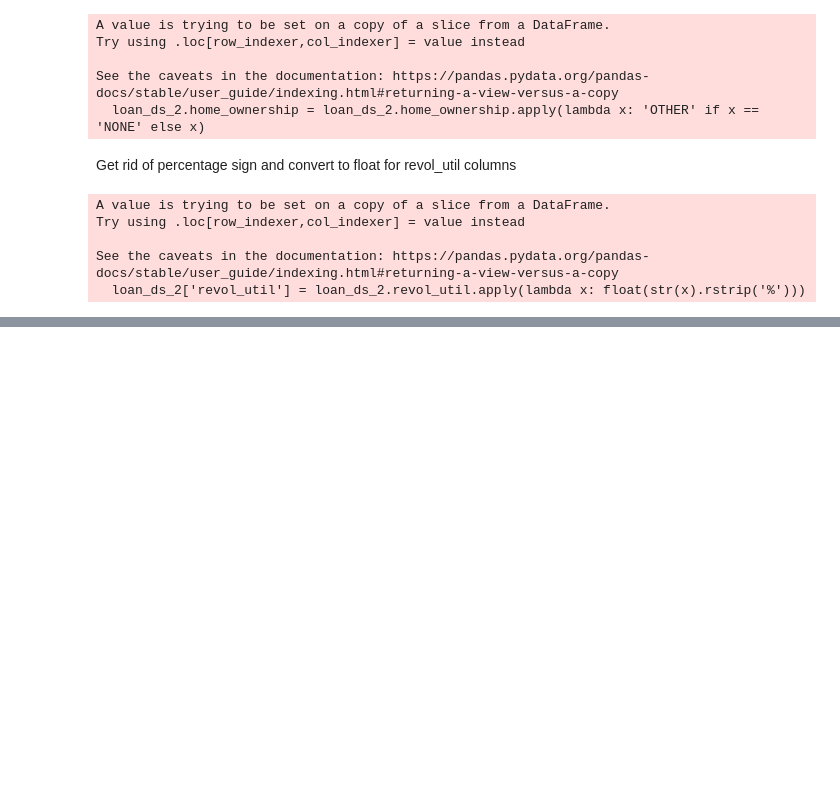
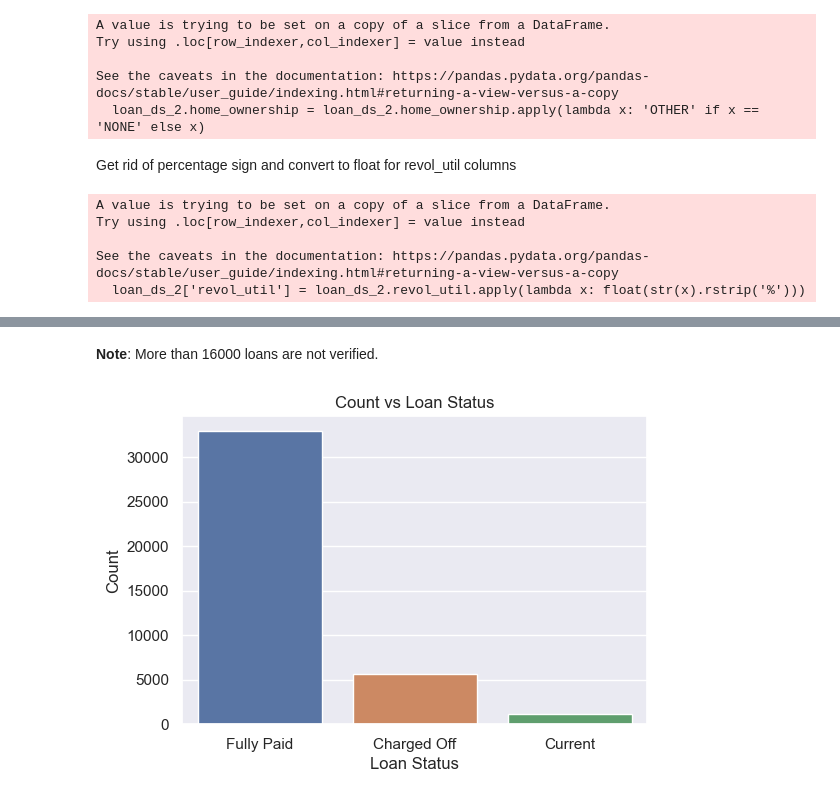
Before and after one commit to khatrisnk/LendingClubCaseStudy, a Jupyter notebook: Siddhartha_Khatri.ipynb, the cells around one changed output, grey strips where cells are left out. Cells and saved outputs as stored; diff of their text form; code cells hidden in the pictures; blank space fills up the shorter version.

```diff
--- a/Siddhartha_Khatri.ipynb
+++ b/Siddhartha_Khatri.ipynb
@@ -166,0 +190,12 @@ loan_ds_2.head()
+# %% [markdown]
+**Note**: More than 16000 loans are not verified.
+# %%
+plt.figure(figsize=(6, 4))
+sns.set_style("darkgrid")
+sns.countplot(data=loan_ds_2, x='loan_status')
+plt.xlabel('Loan Status')
+plt.ylabel('Count')
+plt.title('Count vs Loan Status')
+plt.show()
+# %% [output]
+[figure, added]
```
Also changed, not shown: parts of 12 cells of this notebook.
